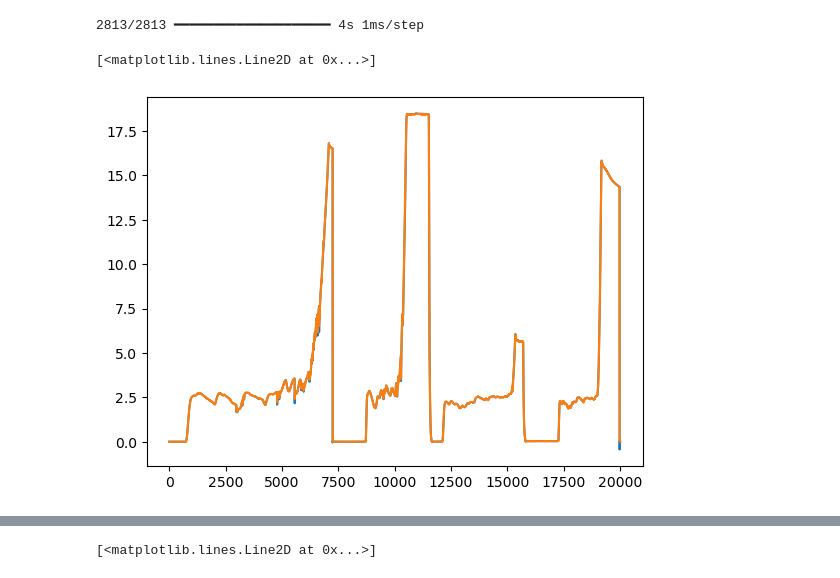
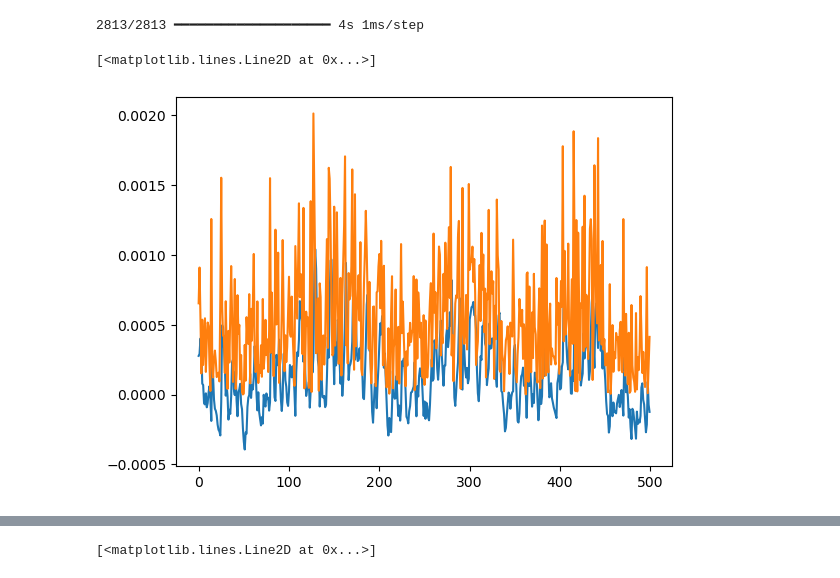
Before and after one commit to Aalajlan6/Afkhami-Data-Usage, a Jupyter notebook: LSTM attempt.ipynb, the cells around one changed output, grey strips where cells are left out. Cells and saved outputs as stored; diff of their text form; code cells hidden in the pictures.

```diff
--- a/LSTM attempt.ipynb
+++ b/LSTM attempt.ipynb
@@ -119,11 +134,11 @@ train_results = pd.DataFrame(data={'Train Predictions': train_predictions, 'Actu
 2813/2813 ━━━━━━━━━━━━━━━━━━━━ 4s 1ms/step
 # %%
 import matplotlib.pyplot as plt
-plt.plot(train_results['Train Predictions'][:20000])
-plt.plot(train_results['Actuals'][:20000])
+plt.plot(train_results['Train Predictions'][:500])
+plt.plot(train_results['Actuals'][:500])
 # %% [output]
 [<matplotlib.lines.Line2D at 0x...>]
-[figure, old version]
+[figure, new version]
 # %%
 val_predictions = model.predict(X_val).flatten()
 val_results = pd.DataFrame(data={'Val Predictions': val_predictions, 'Actuals': y_val})
```
Also changed, not shown: parts of 8 cells of this notebook, 1 other file.
